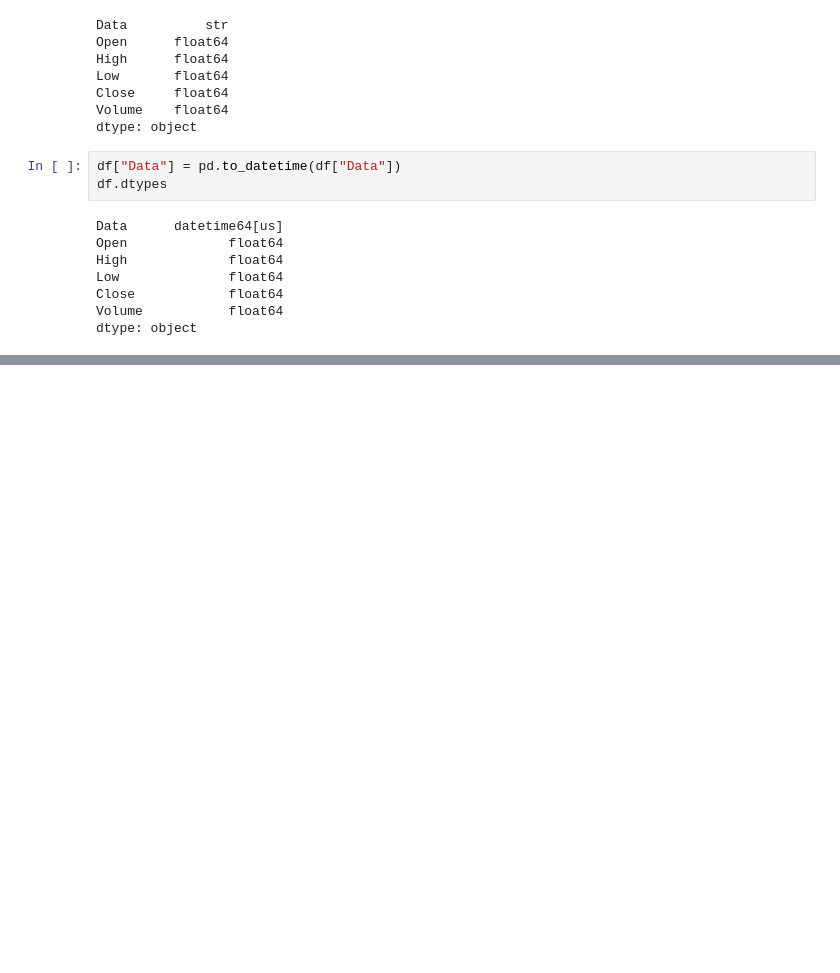
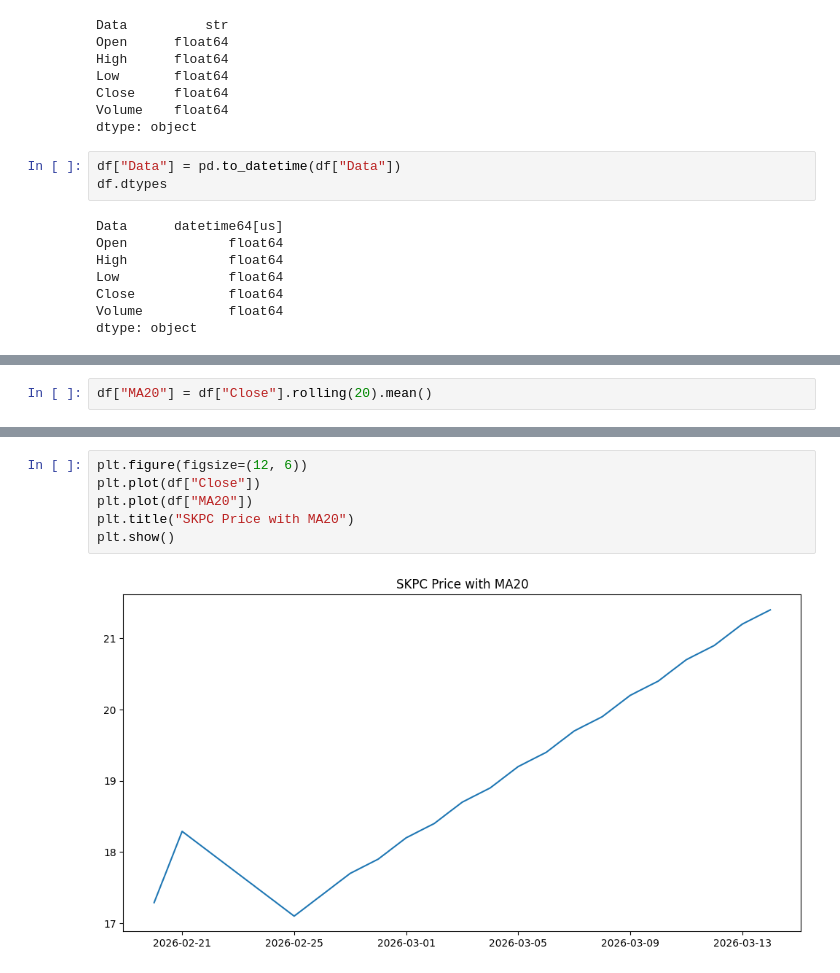
Before and after one commit to hady872/egypt-stock-ai-bot, a Jupyter notebook: notebooks/day2_data_loading.ipynb, the cells around one changed output, grey strips where cells are left out. Saved outputs shown, nothing was run; the diff lists cells and outputs as text; blank space fills up the shorter version.

```diff
--- a/notebooks/day2_data_loading.ipynb
+++ b/notebooks/day2_data_loading.ipynb
@@ -81,0 +213,2 @@ df
+# %%
+df["MA20"] = df["Close"].rolling(20).mean()
@@ -81,0 +225,8 @@ df
+# %%
+plt.figure(figsize=(12, 6))
+plt.plot(df["Close"])
+plt.plot(df["MA20"])
+plt.title("SKPC Price with MA20")
+plt.show()
+# %% [output]
+[figure, added]
```
Also changed, not shown: parts of 14 cells of this notebook, 2 other files.
